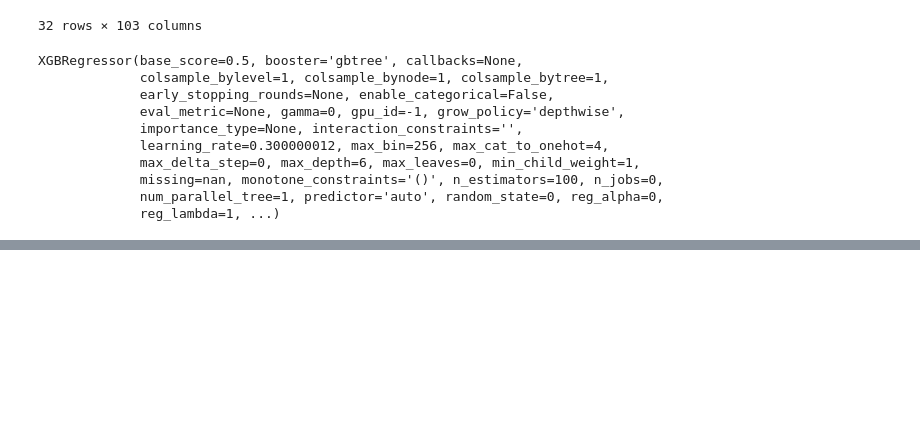
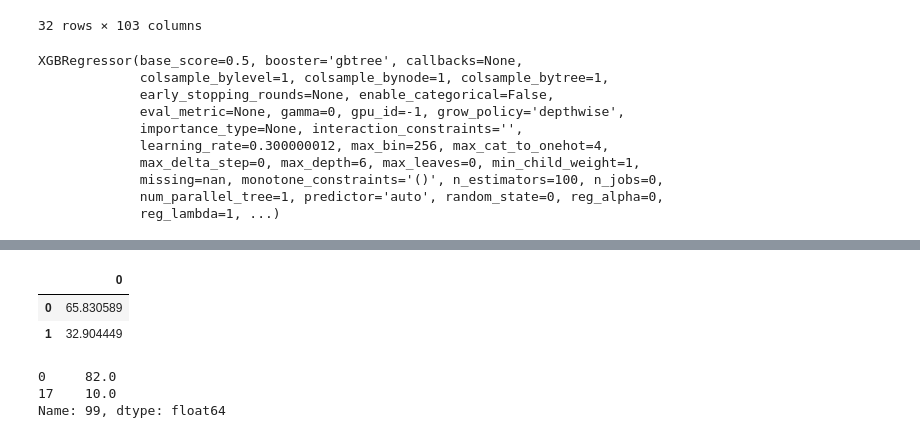
Before and after one commit to Clement733/workout_planner, a Jupyter notebook: model_creation/model_creation.ipynb, the cells around one changed output, grey strips where cells are left out. Cells and saved outputs as stored; diff of their text form; code cells hidden in the pictures; blank space fills up the shorter version.

```diff
--- a/model_creation/model_creation.ipynb
+++ b/model_creation/model_creation.ipynb
@@ -199,0 +218,5 @@ pd.DataFrame(yhat)
+# %%
+x_c_train, x_c_test, y_c_train, y_c_test = train_test_split(m_c_p, y_c, test_size=0.2)
+# %%
+xr = XGBRegressor()
+xr.fit(x_c_train, y_c_train)
@@ -199,0 +234,14 @@ pd.DataFrame(yhat)
+# %%
+y_c_hat = xr.predict(x_c_test)
+# %%
+pd.DataFrame(y_c_hat)
+# %% [output]
+|  | 0 |
+| 0 | 65.830589 |
+| 1 | 32.904449 |
+# %%
+y_c_test
+# %% [output]
+0     82.0
+17    10.0
+Name: 99, dtype: float64
```
Also changed, not shown: parts of 8 cells of this notebook.
